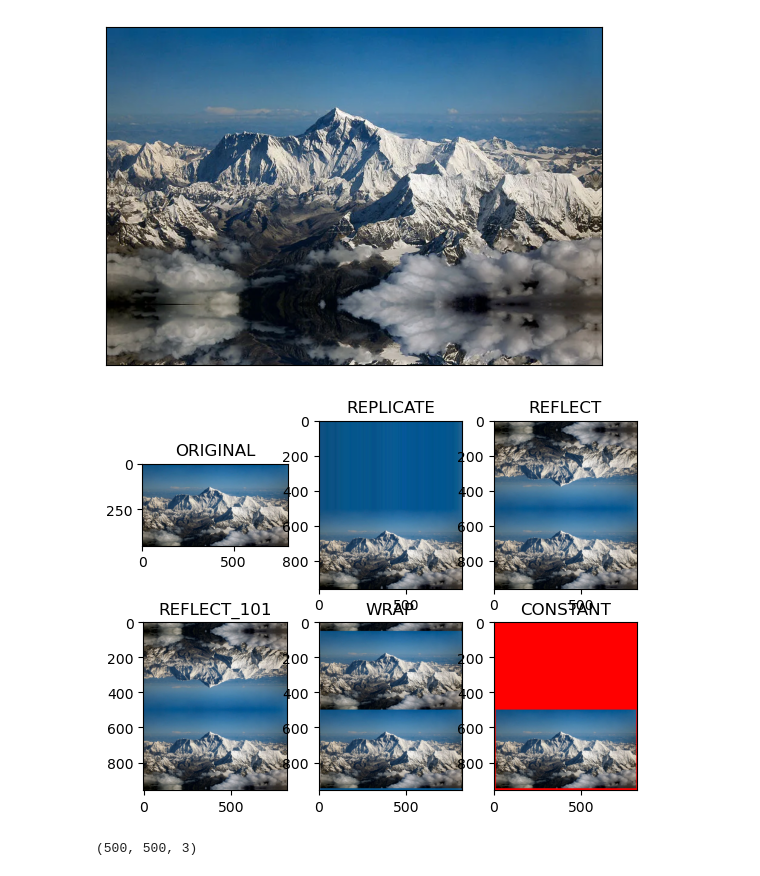
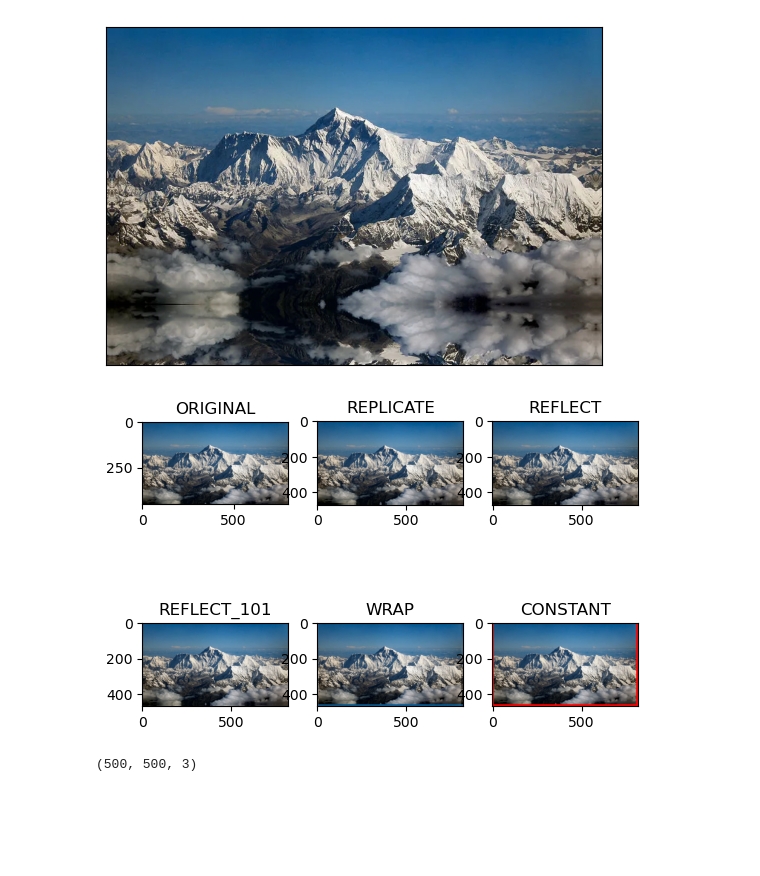
Before and after one commit to Kim-Seungjun/ip2023, a Jupyter notebook: ch13.ipynb, the cells around one changed output. Cells and saved outputs as stored; diff of their text form; code cells hidden in the pictures; blank space fills up the shorter version.

```diff
--- a/ch13.ipynb
+++ b/ch13.ipynb
@@ -54,24 +52,24 @@ plt.show()
 # %%
 import cv2
 import numpy as np
 from matplotlib import pyplot as plt
 BLUE = [255,0,0]
 img1 = cv2.imread('image2.jpg',cv2.IMREAD_COLOR)
 img1 = cv2.cvtColor(img1,cv2.COLOR_BGR2RGB)
-replicate = cv2.copyMakeBorder(img1,500,10,10,10,cv2.BORDER_REPLICATE)
-reflect = cv2.copyMakeBorder(img1,500,10,10,10,cv2.BORDER_REFLECT)
-reflect101 = cv2.copyMakeBorder(img1,500,10,10,10,cv2.BORDER_REFLECT_101)
-wrap = cv2.copyMakeBorder(img1,500,10,10,10,cv2.BORDER_WRAP)
-constant= cv2.copyMakeBorder(img1,500,10,10,10,cv2.BORDER_CONSTANT,value=BLUE)
+replicate = cv2.copyMakeBorder(img1,10,10,10,10,cv2.BORDER_REPLICATE)
+reflect = cv2.copyMakeBorder(img1,10,10,10,10,cv2.BORDER_REFLECT)
+reflect101 = cv2.copyMakeBorder(img1,10,10,10,10,cv2.BORDER_REFLECT_101)
+wrap = cv2.copyMakeBorder(img1,10,10,10,10,cv2.BORDER_WRAP)
+constant= cv2.copyMakeBorder(img1,10,10,10,10,cv2.BORDER_CONSTANT,value=BLUE)
 plt.subplot(231),plt.imshow(img1,'gray'),plt.title('ORIGINAL')
 plt.subplot(232),plt.imshow(replicate,'gray'),plt.title('REPLICATE')
 plt.subplot(233),plt.imshow(reflect,'gray'),plt.title('REFLECT')
 plt.subplot(234),plt.imshow(reflect101,'gray'),plt.title('REFLECT_101')
 plt.subplot(235),plt.imshow(wrap,'gray'),plt.title('WRAP')
 plt.subplot(236),plt.imshow(constant,'gray'),plt.title('CONSTANT')
 plt.show()
 # %% [output]
-[figure, old version]
+[figure, new version]
 # %%
 img1 = cv2.imread('ml.png')
 img2 = cv2.imread('opencv_logo.png')
```
Also changed, not shown: parts of 10 cells of this notebook, 7 other files.
